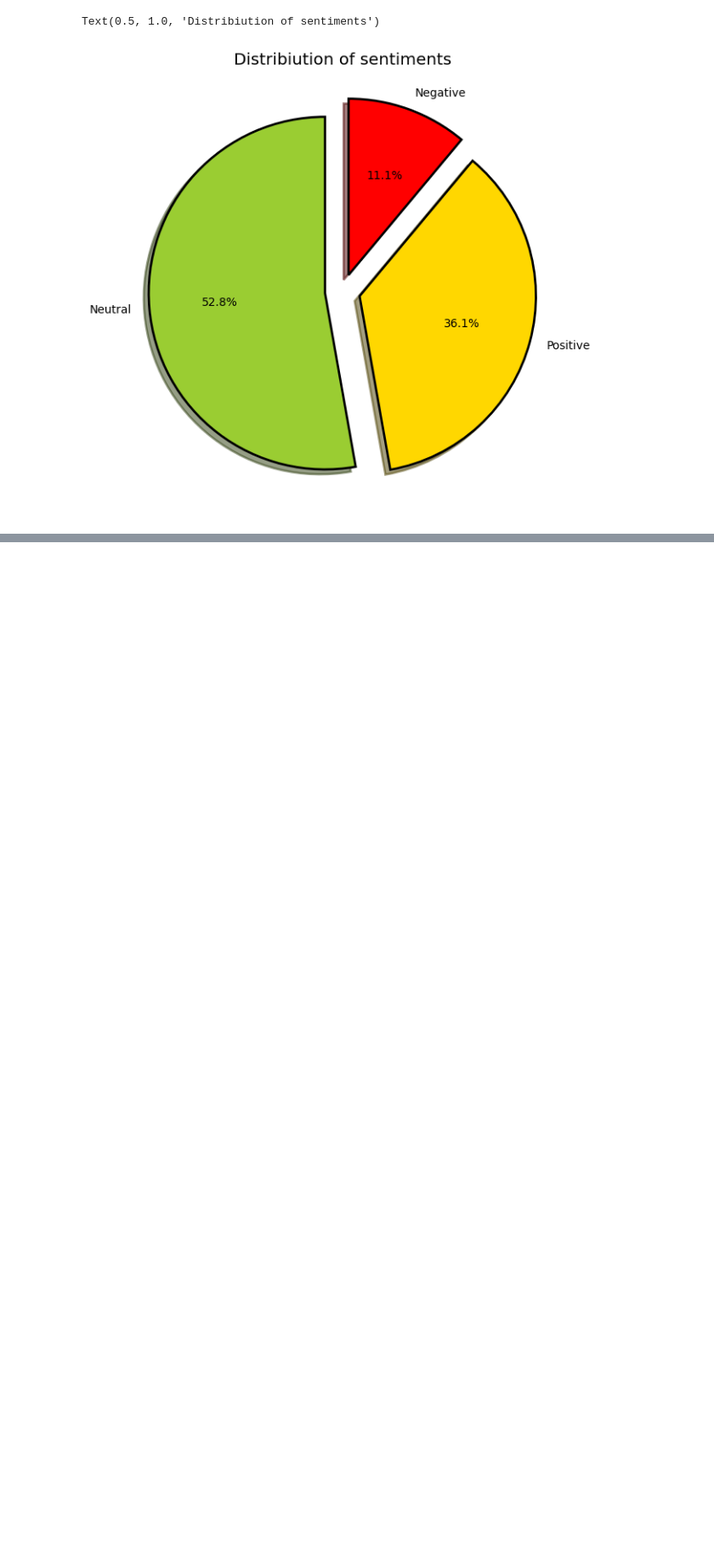
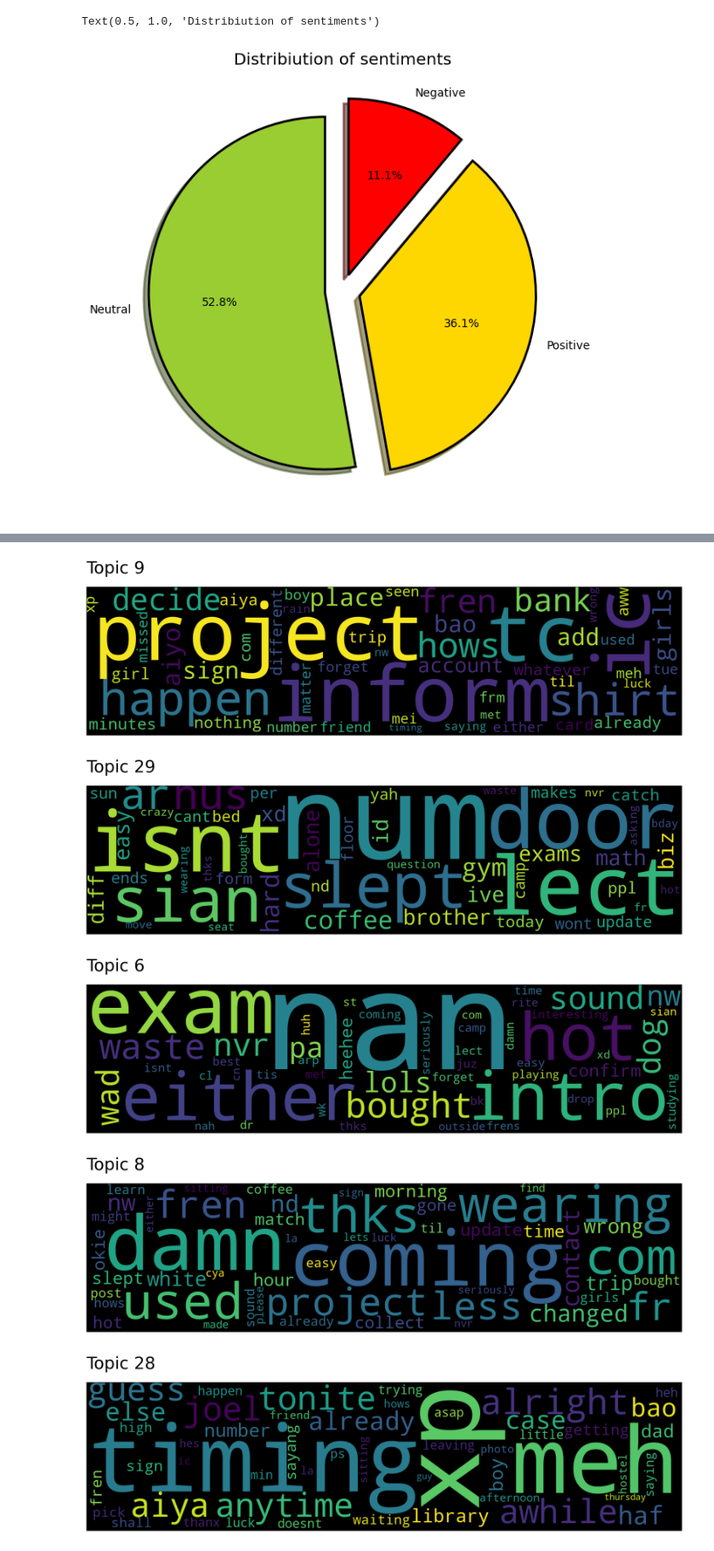
Before and after one commit to adisongoku/text_messages_analysis, a Jupyter notebook: Untitled.ipynb, the cells around one changed output, grey strips where cells are left out. Shown at 85% size. Saved outputs shown, nothing was run; the diff lists cells and outputs as text; code cells hidden in the pictures; blank space fills up the shorter version.

```diff
--- a/Untitled.ipynb
+++ b/Untitled.ipynb
@@ -46,9 +54,9 @@ def data_processing(text):
 
     return " ".join(filtered_text)
 # %%
-text_data = text_data.astype(str)
+text_data.Message = text_data.Message.astype(str)
 text_data.Message = text_data['Message'].apply(data_processing)
-text_data.Message = text_data.drop_duplicates('Message')
+# text_data.Message = text_data.Message.drop_duplicates('Message', keep='first')
 # %%
 lemmatizer = WordNetLemmatizer()
 
@@ -101,3 +109,9 @@ plt.title('Distribiution of sentiments')
 # %% [output]
 Text(0.5, 1.0, 'Distribiution of sentiments')
 [figure]
+# %%
+text_data = text_data.Message.tolist()
+# %%
+# using top2vec for topic modelling
+
+model = Top2Vec(text_data)
@@ -103,0 +238,11 @@ Text(0.5, 1.0, 'Distribiution of sentiments')
+# %%
+topic_words, word_scores, topic_scores, topic_nums = model.search_topics(keywords=['cool'], num_topics=5)
+# %%
+for topic in topic_nums:
+    model.generate_topic_
+# %% [output]
+[figure, added]
+[figure, added]
+[figure, added]
+[figure, added]
+[figure, added]
```
Also changed, not shown: parts of 39 cells of this notebook.
